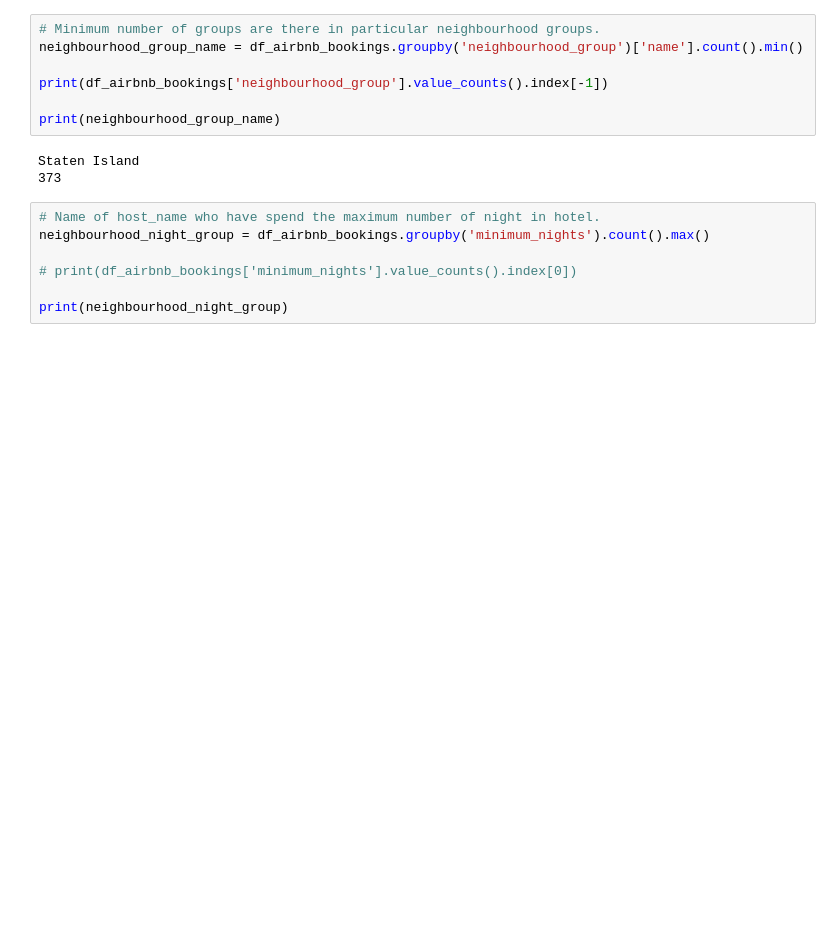
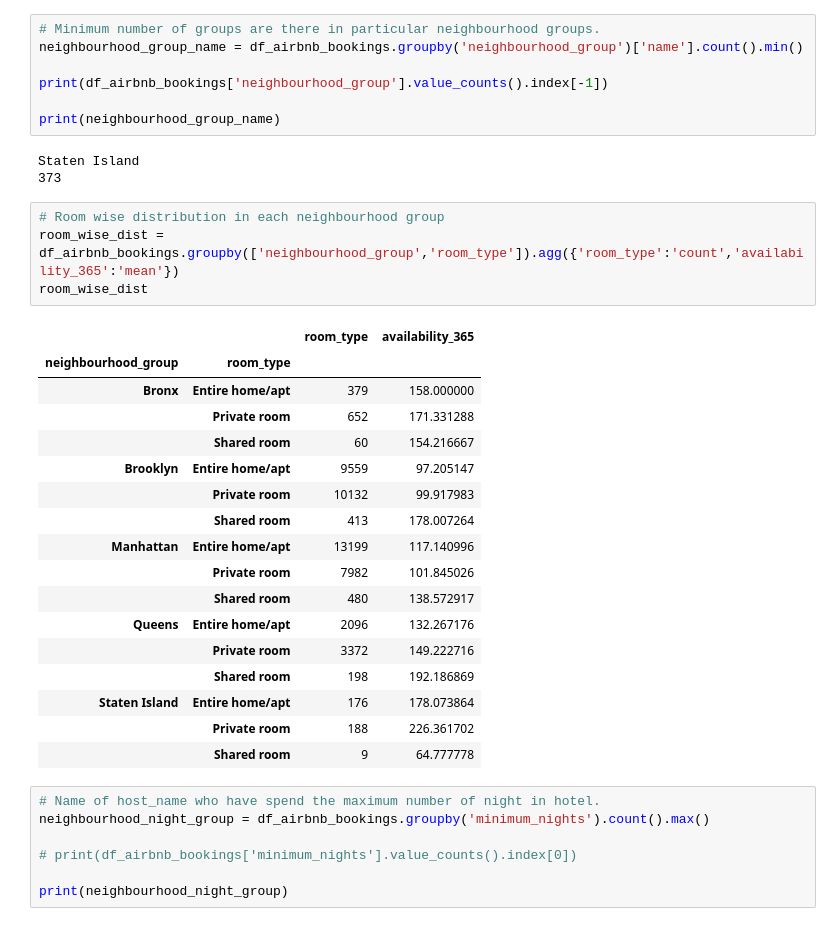
Before and after one commit to manish55shukla/AirBnb-Bookings-Analysis, a Jupyter notebook: Project_AirBnb_Bookings_Analysis.ipynb, the cells around one changed output. Saved outputs shown, nothing was run; the diff lists cells and outputs as text; blank space fills up the shorter version.

```diff
--- a/Project_AirBnb_Bookings_Analysis.ipynb
+++ b/Project_AirBnb_Bookings_Analysis.ipynb
@@ -442,6 +444,28 @@ print(neighbourhood_group_name)
 # %% [output]
 Staten Island
 373
+# %%
+# Room wise distribution in each neighbourhood group
+room_wise_dist = df_airbnb_bookings.groupby(['neighbourhood_group','room_type']).agg({'room_type':'count','availability_365':'mean'})
+room_wise_dist
+# %% [output]
+|  |  | room_type | availability_365 |
+| neighbourhood_group | room_type |  |  |
+| Bronx | Entire home/apt | 379 | 158.000000 |
+|  | Private room | 652 | 171.331288 |
+|  | Shared room | 60 | 154.216667 |
+| Brooklyn | Entire home/apt | 9559 | 97.205147 |
+|  | Private room | 10132 | 99.917983 |
+|  | Shared room | 413 | 178.007264 |
+| Manhattan | Entire home/apt | 13199 | 117.140996 |
+|  | Private room | 7982 | 101.845026 |
+|  | Shared room | 480 | 138.572917 |
+| Queens | Entire home/apt | 2096 | 132.267176 |
+|  | Private room | 3372 | 149.222716 |
+|  | Shared room | 198 | 192.186869 |
+| Staten Island | Entire home/apt | 176 | 178.073864 |
+|  | Private room | 188 | 226.361702 |
+|  | Shared room | 9 | 64.777778 |
 # %%
 # Name of host_name who have spend the maximum number of night in hotel.
 neighbourhood_night_group = df_airbnb_bookings.groupby('minimum_nights').count().max()
```
Also changed, not shown: parts of 7 cells of this notebook.
